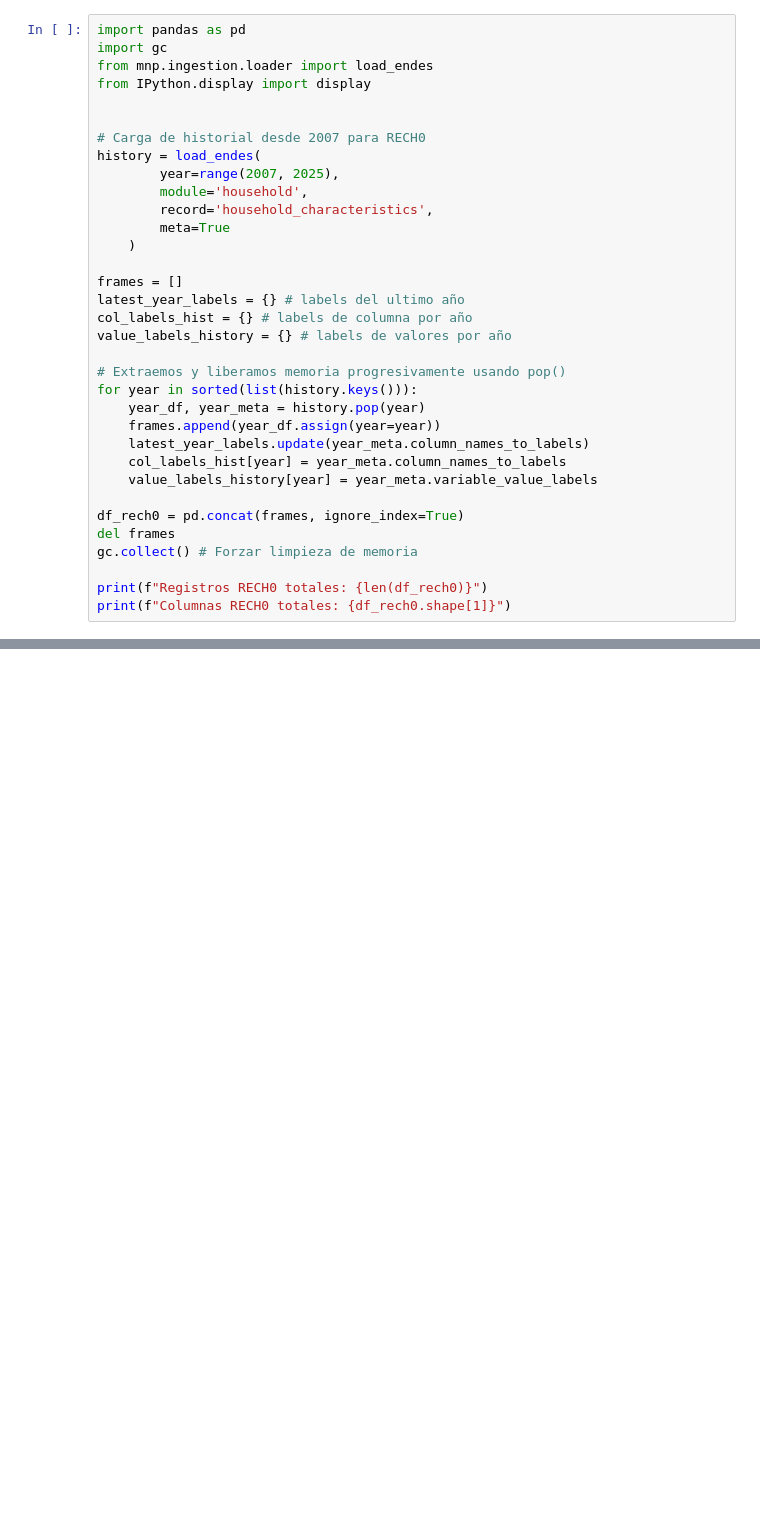
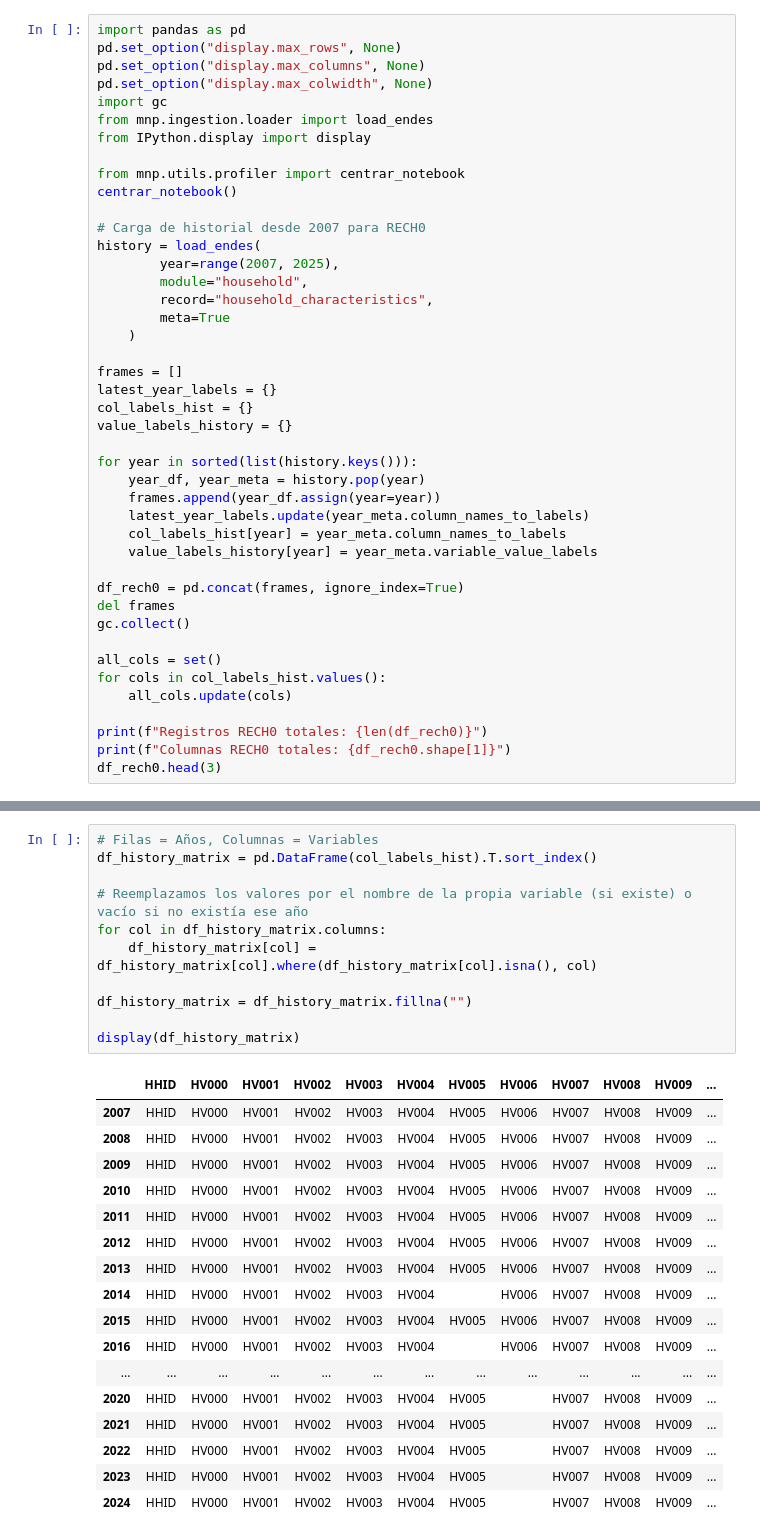
Before and after one commit to abelguevara-upeu/malnutrition-research, a Jupyter notebook: notebooks/01_data_understanding/rech0_hogar/01_rech0_schema_y_tipos.ipynb, the cells around one changed output, grey strips where cells are left out. Drawn from its saved outputs; the diff is of its cells as text; blank space fills up the shorter version.

```diff
--- a/notebooks/01_data_understanding/rech0_hogar/01_rech0_schema_y_tipos.ipynb
+++ b/notebooks/01_data_understanding/rech0_hogar/01_rech0_schema_y_tipos.ipynb
@@ -1,24 +1,28 @@
 # %%
 import pandas as pd
+pd.set_option("display.max_rows", None)
+pd.set_option("display.max_columns", None)
+pd.set_option("display.max_colwidth", None)
 import gc
 from mnp.ingestion.loader import load_endes
 from IPython.display import display
 
+from mnp.utils.profiler import centrar_notebook
+centrar_notebook()
 
 # Carga de historial desde 2007 para RECH0
 history = load_endes(
         year=range(2007, 2025),
-        module='household',
-        record='household_characteristics',
+        module="household",
+        record="household_characteristics",
         meta=True
     )
 
 frames = []
-latest_year_labels = {} # labels del ultimo año
-col_labels_hist = {} # labels de columna por año
-value_labels_history = {} # labels de valores por año
+latest_year_labels = {}
+col_labels_hist = {}
+value_labels_history = {}
 
-# Extraemos y liberamos memoria progresivamente usando pop()
 for year in sorted(list(history.keys())):
     year_df, year_meta = history.pop(year)
     frames.append(year_df.assign(year=year))
@@ -28,8 +32,13 @@ for year in sorted(list(history.keys())):
 
 df_rech0 = pd.concat(frames, ignore_index=True)
 del frames
-gc.collect() # Forzar limpieza de memoria
+gc.collect()
+
+all_cols = set()
+for cols in col_labels_hist.values():
+    all_cols.update(cols)
 
 print(f"Registros RECH0 totales: {len(df_rech0)}")
 print(f"Columnas RECH0 totales: {df_rech0.shape[1]}")
+df_rech0.head(3)
 # %% [output]
@@ -149,0 +120,29 @@ Total de variables con descripciones faltantes: 6
+# %%
+# Filas = Años, Columnas = Variables
+df_history_matrix = pd.DataFrame(col_labels_hist).T.sort_index()
+
+# Reemplazamos los valores por el nombre de la propia variable (si existe) o vacío si no existía ese año
+for col in df_history_matrix.columns:
+    df_history_matrix[col] = df_history_matrix[col].where(df_history_matrix[col].isna(), col)
+
+df_history_matrix = df_history_matrix.fillna("")
+
+display(df_history_matrix)
+# %% [output]
+|  | HHID | HV000 | HV001 | HV002 | HV003 | HV004 | HV005 | HV006 | HV007 | HV008 | HV009 | ... |
+| 2007 | HHID | HV000 | HV001 | HV002 | HV003 | HV004 | HV005 | HV006 | HV007 | HV008 | HV009 | ... |
+| 2008 | HHID | HV000 | HV001 | HV002 | HV003 | HV004 | HV005 | HV006 | HV007 | HV008 | HV009 | ... |
+| 2009 | HHID | HV000 | HV001 | HV002 | HV003 | HV004 | HV005 | HV006 | HV007 | HV008 | HV009 | ... |
+| 2010 | HHID | HV000 | HV001 | HV002 | HV003 | HV004 | HV005 | HV006 | HV007 | HV008 | HV009 | ... |
+| 2011 | HHID | HV000 | HV001 | HV002 | HV003 | HV004 | HV005 | HV006 | HV007 | HV008 | HV009 | ... |
+| 2012 | HHID | HV000 | HV001 | HV002 | HV003 | HV004 | HV005 | HV006 | HV007 | HV008 | HV009 | ... |
+| 2013 | HHID | HV000 | HV001 | HV002 | HV003 | HV004 | HV005 | HV006 | HV007 | HV008 | HV009 | ... |
+| 2014 | HHID | HV000 | HV001 | HV002 | HV003 | HV004 |  | HV006 | HV007 | HV008 | HV009 | ... |
+| 2015 | HHID | HV000 | HV001 | HV002 | HV003 | HV004 | HV005 | HV006 | HV007 | HV008 | HV009 | ... |
+| 2016 | HHID | HV000 | HV001 | HV002 | HV003 | HV004 |  | HV006 | HV007 | HV008 | HV009 | ... |
+| ... | ... | ... | ... | ... | ... | ... | ... | ... | ... | ... | ... | ... |
+| 2020 | HHID | HV000 | HV001 | HV002 | HV003 | HV004 | HV005 |  | HV007 | HV008 | HV009 | ... |
+| 2021 | HHID | HV000 | HV001 | HV002 | HV003 | HV004 | HV005 |  | HV007 | HV008 | HV009 | ... |
+| 2022 | HHID | HV000 | HV001 | HV002 | HV003 | HV004 | HV005 |  | HV007 | HV008 | HV009 | ... |
+| 2023 | HHID | HV000 | HV001 | HV002 | HV003 | HV004 | HV005 |  | HV007 | HV008 | HV009 | ... |
+| 2024 | HHID | HV000 | HV001 | HV002 | HV003 | HV004 | HV005 |  | HV007 | HV008 | HV009 | ... |
```
Also changed, not shown: parts of 13 cells of this notebook, 8 other files.
